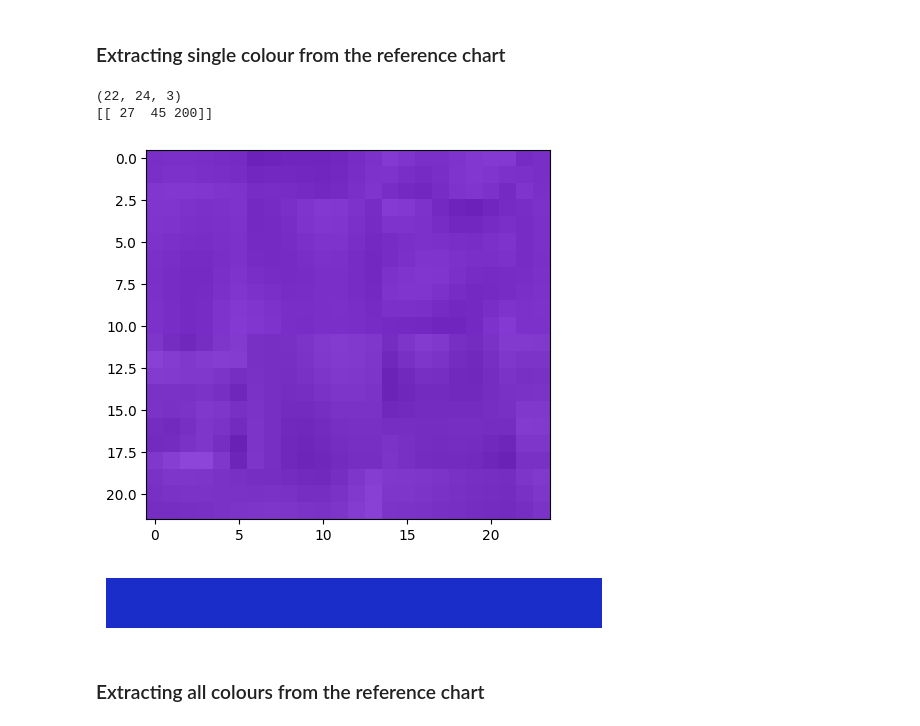
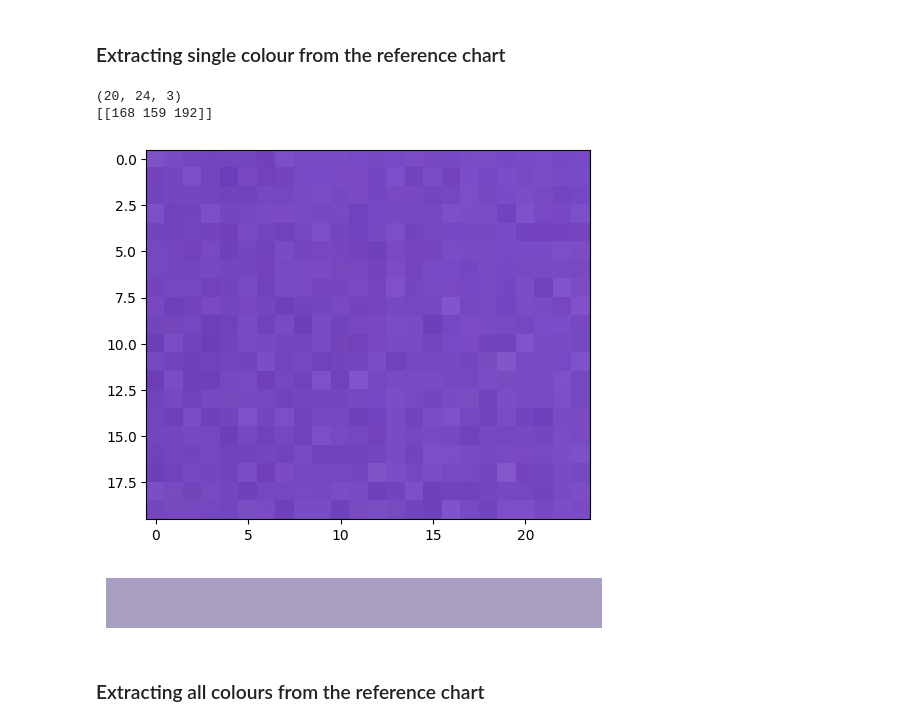
Before and after one commit to natalie125/Ease-Mind, a Jupyter notebook: app/lanre/model_notebooks/dipstick_model_v9.ipynb, the cells around one changed output. Saved outputs shown, nothing was run; the diff lists cells and outputs as text; code cells hidden in the pictures.

```diff
--- a/app/lanre/model_notebooks/dipstick_model_v9.ipynb
+++ b/app/lanre/model_notebooks/dipstick_model_v9.ipynb
@@ -58,7 +58,7 @@ plt.imshow(threshold, cmap='gray')
 # %%
 shots = '/Users/lanresodeinde/Desktop/final_year_app/backend/app/lanre/shots/'
 images = ['1677405915', '1677405924', '1677405665', '1677406019', \
-           '1677405730', '1677406318', '1677405851', '1677406401']
+           '1677405730', '1677406318', '1677405851', '1677406401', 'test_image']
 # %% [markdown]
 ### REMBG / PILLOW cropping function
 # %%
@@ -716,21 +717,21 @@ print(colors)
 # %% [markdown]
 ### Extracting single colour from the reference chart
 # %%
-img = cv2.imread('../reference_chart/nitrite_pos..png')
+img = cv2.imread('../reference_chart/squares_from_camera/nitrite_pos..png')
 plt.figure()
 img2 = cv2.cvtColor(img, cv2.COLOR_BGR2HSV)
 plt.imshow(img, cmap='hsv')
 
 clusters = 1
 dc = DominantColors(img, clusters)
 colors = dc.dominantColors()
 dc.plotHistogram()
 print(colors)
 # %% [output]
-(22, 24, 3)
-[[ 27  45 200]]
+(20, 24, 3)
+[[168 159 192]]
-[figure, old version]
+[figure, new version]
-[figure, old version]
+[figure, new version]
 # %% [markdown]
 ### Extracting all colours from the reference chart
 # %%
```
Also changed, not shown: parts of 6 cells of this notebook.
